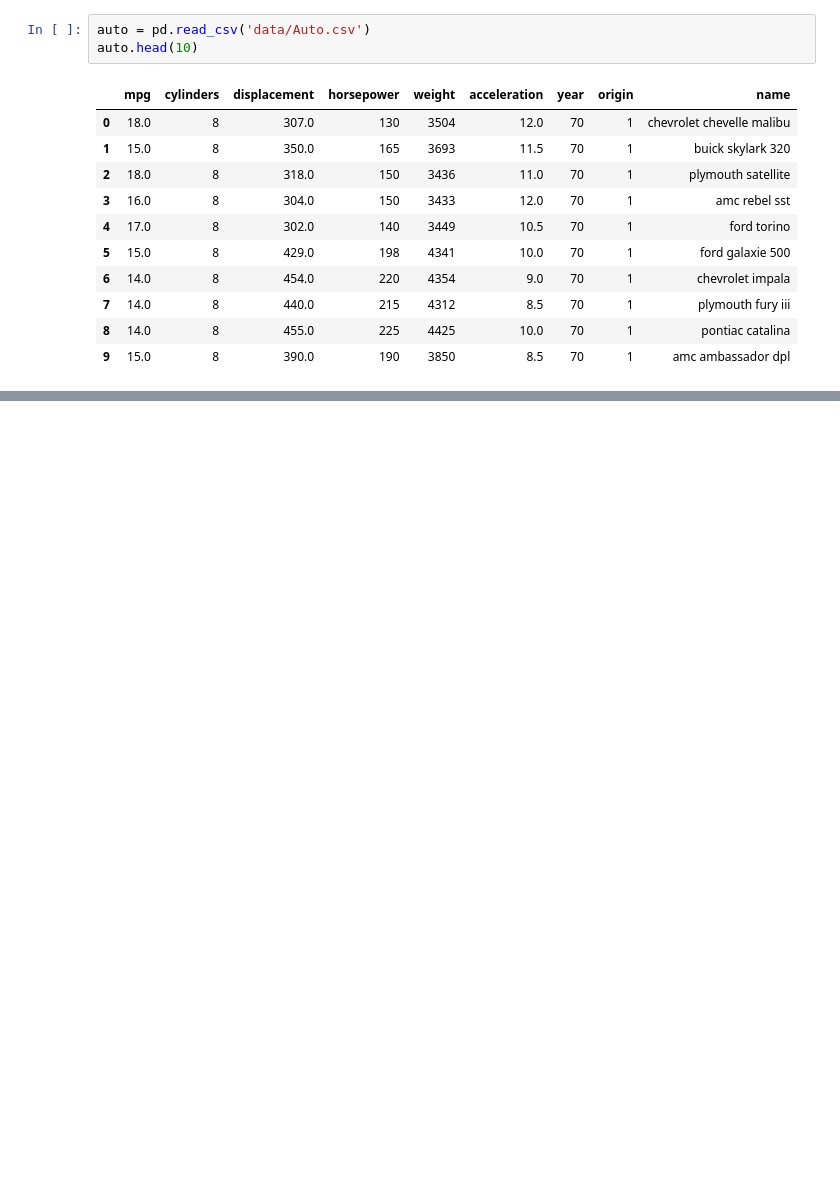
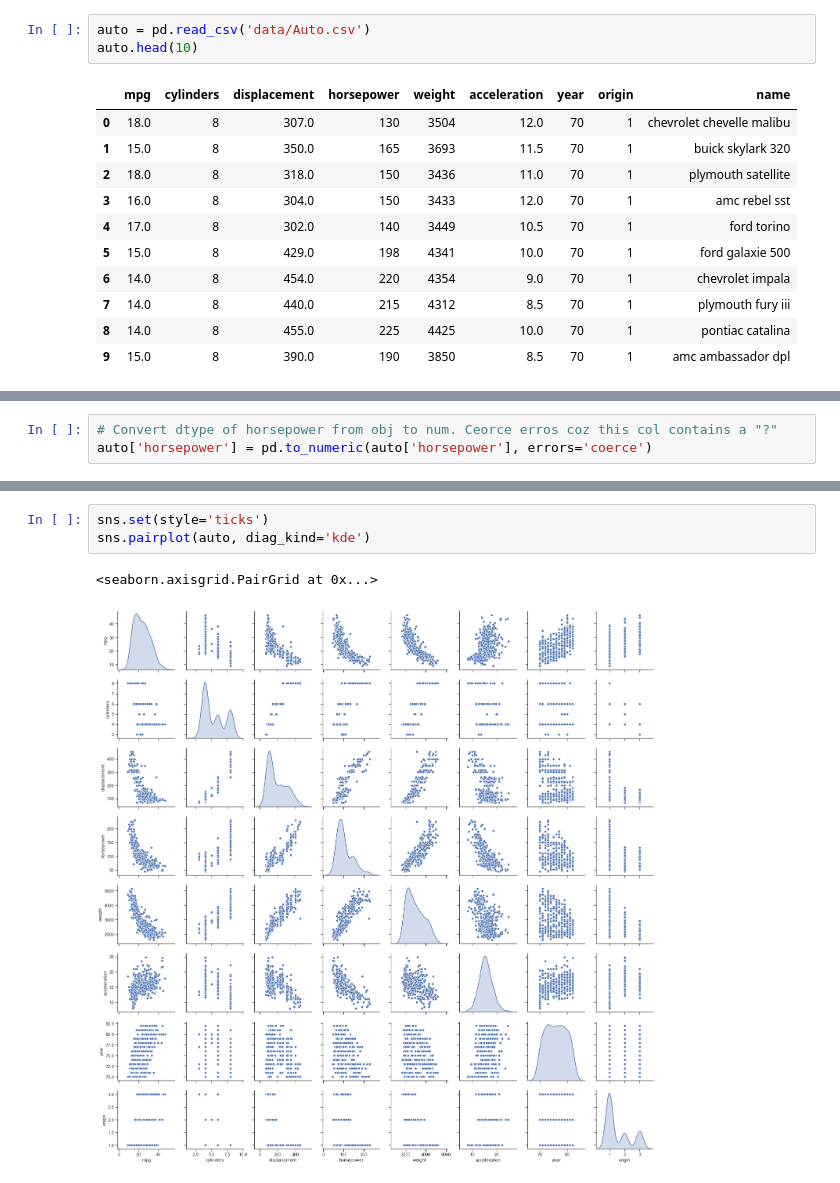
Before and after one commit to fncode246/stat-learning, a Jupyter notebook: ch2_applied.ipynb, the cells around one changed output, grey strips where cells are left out. Cells and saved outputs as stored; diff of their text form; blank space fills up the shorter version.

```diff
--- a/ch2_applied.ipynb
+++ b/ch2_applied.ipynb
@@ -127,0 +141,3 @@ auto.head(10)
+# %%
+# Convert dtype of horsepower from obj to num. Ceorce erros coz this col contains a "?"
+auto['horsepower'] = pd.to_numeric(auto['horsepower'], errors='coerce')
@@ -127,0 +201,6 @@ auto.head(10)
+# %%
+sns.set(style='ticks')
+sns.pairplot(auto, diag_kind='kde')
+# %% [output]
+<seaborn.axisgrid.PairGrid at 0x...>
+[figure, added]
```
Also changed, not shown: parts of 17 cells of this notebook, 3 other files.
